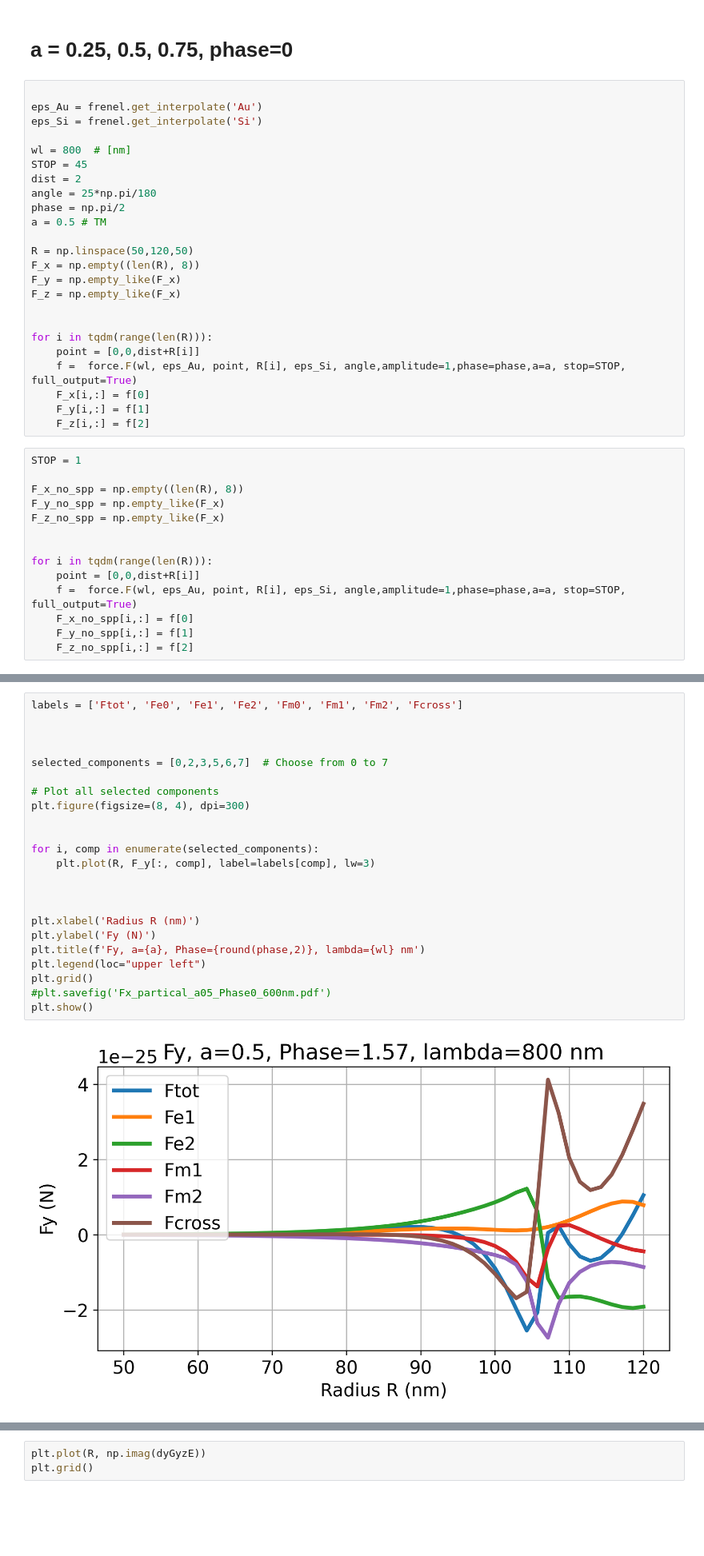
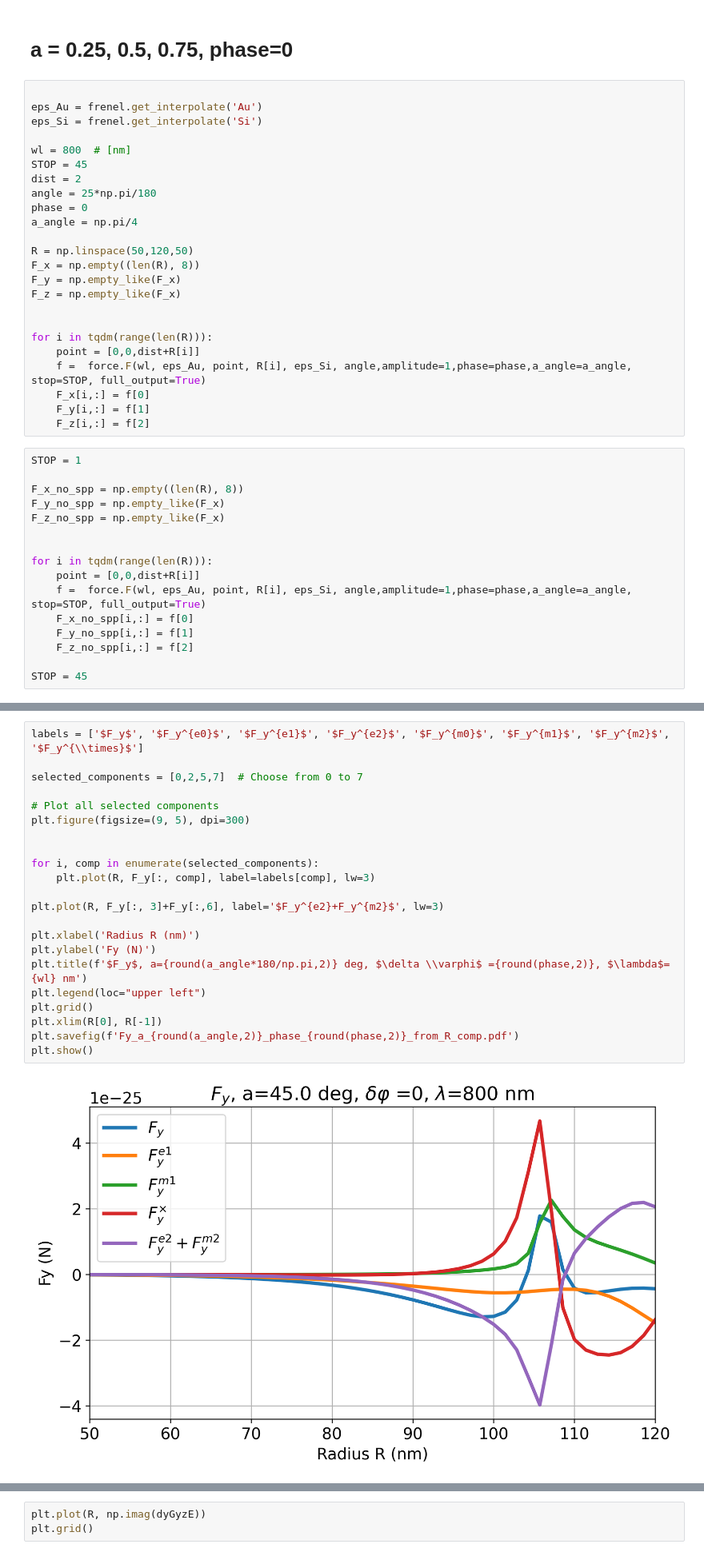
Before and after one commit to semyonbo/SPP_ANALYTICAL, a Jupyter notebook: TE-TM-force_compare.ipynb, the cells around one changed output, grey strips where cells are left out. Shown at 80% size. Drawn from its saved outputs; the diff is of its cells as text; blank space fills up the shorter version.

```diff
--- a/TE-TM-force_compare.ipynb
+++ b/TE-TM-force_compare.ipynb
@@ -252,8 +252,8 @@ wl = 800  # [nm]
 STOP = 45
 dist = 2
 angle = 25*np.pi/180
-phase = np.pi/2
-a = 0.5 # TM
+phase = 0
+a_angle = np.pi/4
 
 R = np.linspace(50,120,50)
 F_x = np.empty((len(R), 8))
@@ -263,7 +263,7 @@ F_z = np.empty_like(F_x)
 
 for i in tqdm(range(len(R))):
     point = [0,0,dist+R[i]]
-    f =  force.F(wl, eps_Au, point, R[i], eps_Si, angle,amplitude=1,phase=phase,a=a, stop=STOP, full_output=True)
+    f =  force.F(wl, eps_Au, point, R[i], eps_Si, angle,amplitude=1,phase=phase,a_angle=a_angle, stop=STOP, full_output=True)
     F_x[i,:] = f[0]
     F_y[i,:] = f[1]
     F_z[i,:] = f[2]
@@ -277,10 +277,12 @@ F_z_no_spp = np.empty_like(F_x)
 
 for i in tqdm(range(len(R))):
     point = [0,0,dist+R[i]]
-    f =  force.F(wl, eps_Au, point, R[i], eps_Si, angle,amplitude=1,phase=phase,a=a, stop=STOP, full_output=True)
+    f =  force.F(wl, eps_Au, point, R[i], eps_Si, angle,amplitude=1,phase=phase,a_angle=a_angle, stop=STOP, full_output=True)
     F_x_no_spp[i,:] = f[0]
     F_y_no_spp[i,:] = f[1]
     F_z_no_spp[i,:] = f[2]
+
+STOP = 45
 # %%
 plt.plot(R, F_y_no_spp[:,0], label='F no spp')
 plt.plot(R, F_y[:,0], label='F spp')
@@ -292,26 +294,25 @@ plt.show()
 # %%
-labels = ['Ftot', 'Fe0', 'Fe1', 'Fe2', 'Fm0', 'Fm1', 'Fm2', 'Fcross']
+labels = ['$F_y$', '$F_y^{e0}$', '$F_y^{e1}$', '$F_y^{e2}$', '$F_y^{m0}$', '$F_y^{m1}$', '$F_y^{m2}$', '$F_y^{\\times}$']
 
-
-
-selected_components = [0,2,3,5,6,7]  # Choose from 0 to 7
+selected_components = [0,2,5,7]  # Choose from 0 to 7
 
 # Plot all selected components
-plt.figure(figsize=(8, 4), dpi=300)
+plt.figure(figsize=(9, 5), dpi=300)
 
 
 for i, comp in enumerate(selected_components):
     plt.plot(R, F_y[:, comp], label=labels[comp], lw=3)
 
-
+plt.plot(R, F_y[:, 3]+F_y[:,6], label='$F_y^{e2}+F_y^{m2}$', lw=3)
 
 plt.xlabel('Radius R (nm)')
 plt.ylabel('Fy (N)')
-plt.title(f'Fy, a={a}, Phase={round(phase,2)}, lambda={wl} nm')
+plt.title(f'$F_y$, a={round(a_angle*180/np.pi,2)} deg, $\delta \\varphi$ ={round(phase,2)}, $\lambda$={wl} nm')
 plt.legend(loc="upper left")
 plt.grid()
-#plt.savefig('Fx_partical_a05_Phase0_600nm.pdf')
+plt.xlim(R[0], R[-1])
+plt.savefig(f'Fy_a_{round(a_angle,2)}_phase_{round(phase,2)}_from_R_comp.pdf')
 plt.show()
 # %% [output]
-[figure, old version]
+[figure, new version]
 # %%
```
Also changed, not shown: parts of 3 cells of this notebook, 4 other files.
